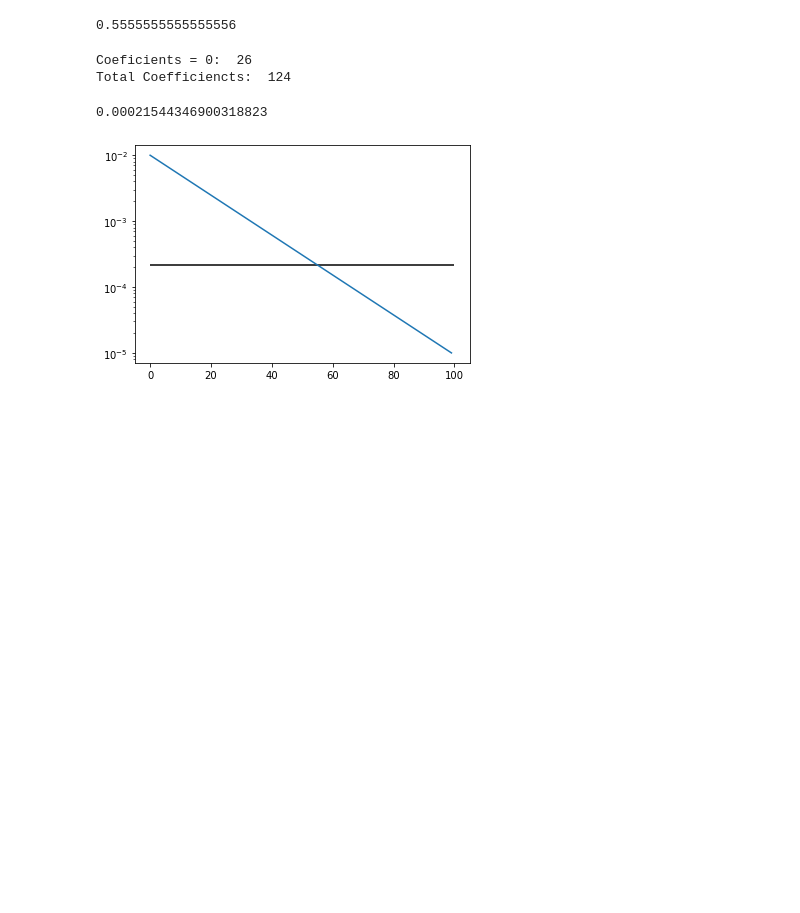
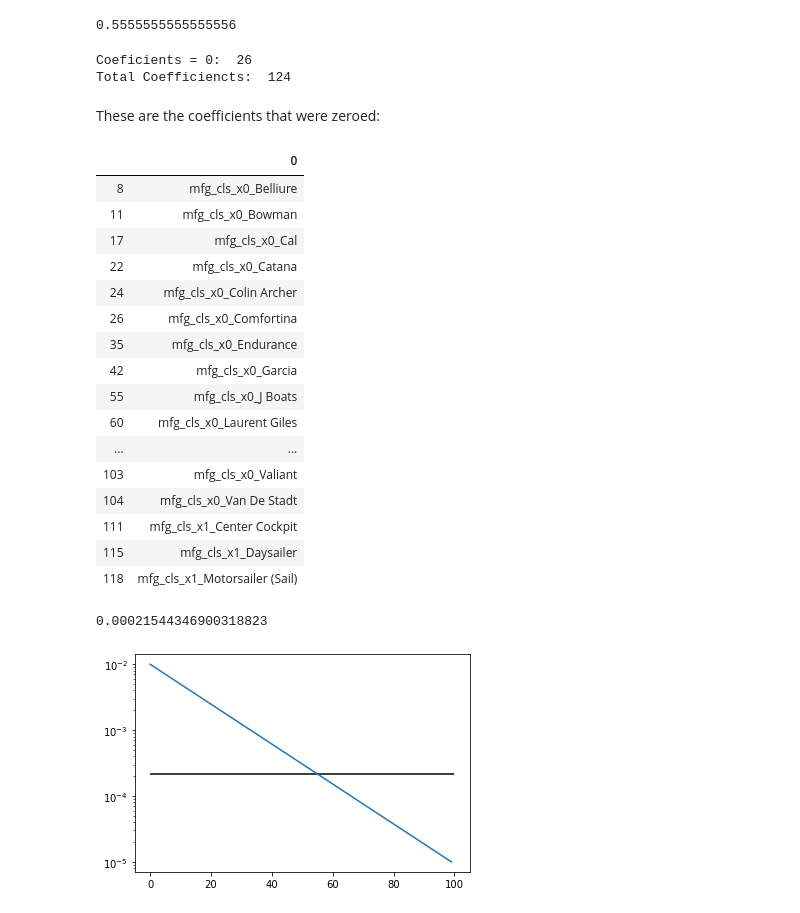
Before and after one commit to spdavern/metis_project2, a Jupyter notebook: Modeling.ipynb, the cells around one changed output. Drawn from its saved outputs; the diff is of its cells as text; code cells hidden in the pictures; blank space fills up the shorter version.

```diff
--- a/Modeling.ipynb
+++ b/Modeling.ipynb
@@ -118,3 +119,30 @@ min      9.760000e+03
 75%      2.220500e+05
 max      3.000000e+06
 Name: price_USD, dtype: float64
+# %%
+def Currency(row):
+    """
+    Interprets currency from the dataframe series values named 'price_str'
+    """
+
+    first_price_char = row.price_str.strip()[0]
+    if row.price_str == 'Request Price':  # New Boat
+        return None
+    price = float(re.search('\d+', row.price_str).group(0))
+    if re.match(r'\d',first_price_char):  # US$
+        return 'US$'
+    if first_price_char == chr(8364):  # Euro
+        return 'Euro'
+    if first_price_char == chr(163):  # British Pound
+        return 'Pound'
+    if first_price_char == 'A':   # Austrialian $
+        return 'Aus$'
+    if row.price_str[:2] == 'CA':
+        return 'CA$'
+    if row.price_str[:2] == 'NZ':
+        return 'NZ$'
+    if row.price_str[:3] == 'Dkr':
+        return 'Dkr'
+    return 'US$'
+df['Cur'] = df.apply(Currency,axis=1).copy()
+df['Cur'].value_counts()
@@ -233,6 +293,30 @@ print('Total Coefficiencts: ', len(lcv.coef_))
 # %% [output]
 Coeficients = 0:  26
 Total Coefficiencts:  124
+# %%
+dfm = pipe.steps[0][1]
+# %% [markdown]
+These are the coefficients that were zeroed:
+# %%
+pd.DataFrame(dfm.transformed_names_)[lcv.coef_==0]
+# %% [output]
+|  | 0 |
+| 8 | mfg_cls_x0_Belliure |
+| 11 | mfg_cls_x0_Bowman |
+| 17 | mfg_cls_x0_Cal |
+| 22 | mfg_cls_x0_Catana |
+| 24 | mfg_cls_x0_Colin Archer |
+| 26 | mfg_cls_x0_Comfortina |
+| 35 | mfg_cls_x0_Endurance |
+| 42 | mfg_cls_x0_Garcia |
+| 55 | mfg_cls_x0_J Boats |
+| 60 | mfg_cls_x0_Laurent Giles |
+| ... | ... |
+| 103 | mfg_cls_x0_Valiant |
+| 104 | mfg_cls_x0_Van De Stadt |
+| 111 | mfg_cls_x1_Center Cockpit |
+| 115 | mfg_cls_x1_Daysailer |
+| 118 | mfg_cls_x1_Motorsailer (Sail) |
 # %%
 lcv.alpha_
 # %% [output]
```
Also changed, not shown: parts of 19 cells of this notebook, 7 other files.
